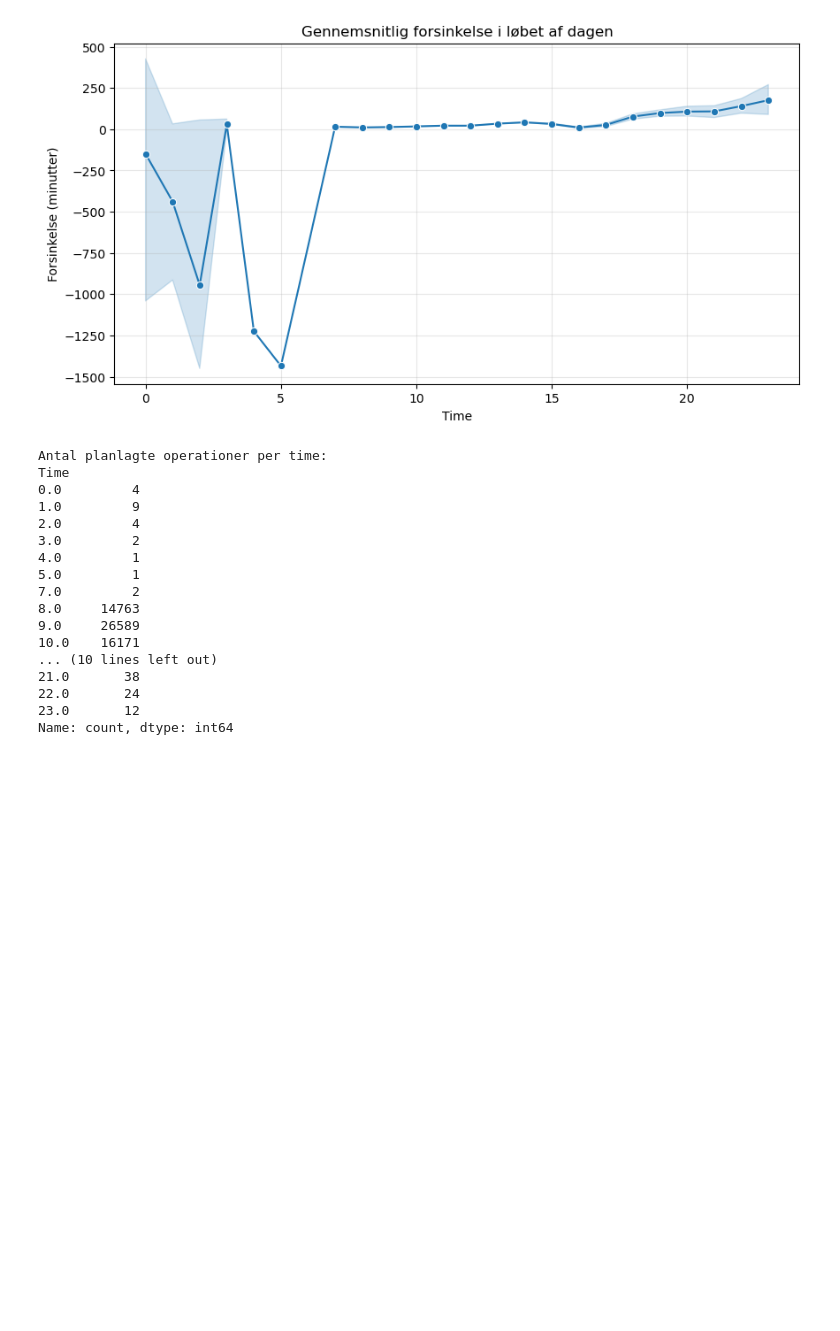
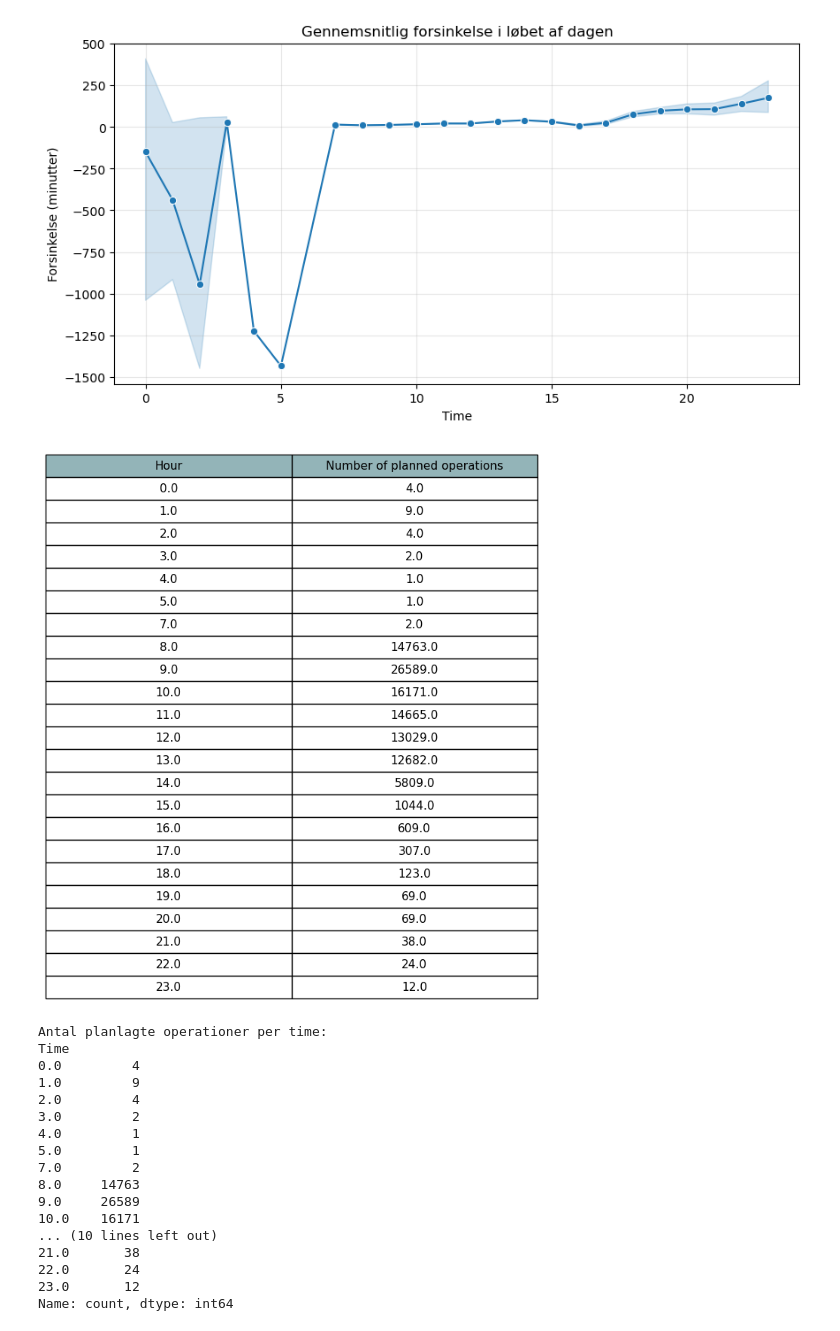
Before and after one commit to killermort9/AnalyticsToAction_Grop12, a Jupyter notebook: FRIDA.ipynb, the cells around one changed output. Cells and saved outputs as stored; diff of their text form; code cells hidden in the pictures; blank space fills up the shorter version.

```diff
--- a/FRIDA.ipynb
+++ b/FRIDA.ipynb
@@ -366,6 +366,33 @@ plt.grid(True, alpha=0.3)
 plt.show()
 # %% [output]
 [figure]
+# %%
+import matplotlib.pyplot as plt
+
+# 1. Klargør data
+df_plot = op_talt_per_time.reset_index()
+df_plot.columns = ['Hour', 'Number of planned operations']
+
+# 2. Opsæt figur
+fig, ax = plt.subplots(figsize=(7, 4))
+ax.axis('off')
+
+# 3. Lav selve tabellen
+the_table = ax.table(cellText=df_plot.values,
+                     colLabels=df_plot.columns,
+                     loc='center',
+                     cellLoc='center',
+                     colColours=["#93B4B8"]*len(df_plot.columns)) # Grå overskrift
+
+# Styling
+the_table.auto_set_font_size(False)
+the_table.set_fontsize(11)
+the_table.scale(1.2, 1.8) # Gør cellerne højere og bredere
+
+
+plt.show()
+# %% [output]
+[figure, added]
 # %%
 op_talt_per_time = df_complete_wo[df_complete_wo['Akut case (J/N)'] == 'Nej']['Time'].value_counts().sort_index()
 print("Antal planlagte operationer per time:")
```
Also changed, not shown: parts of 3 cells of this notebook, 2 other files.
